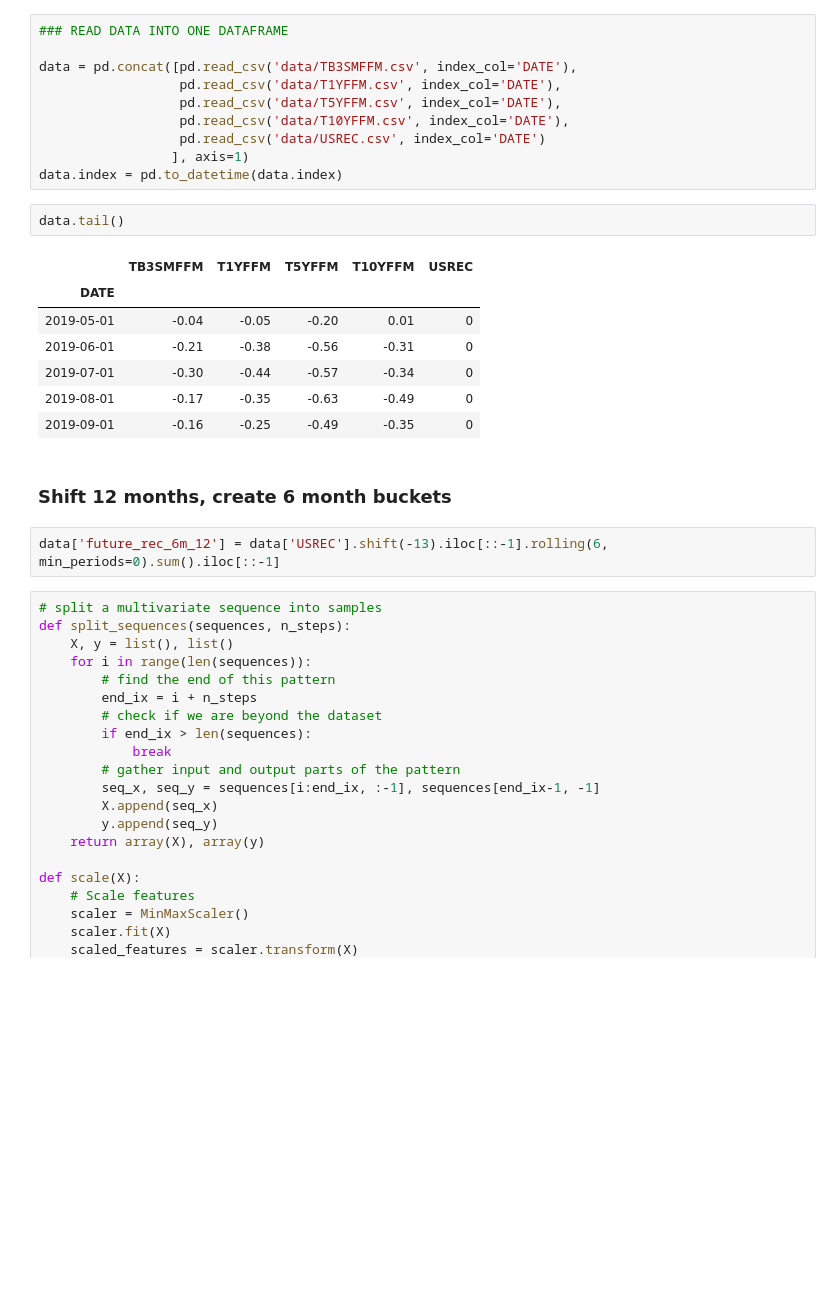
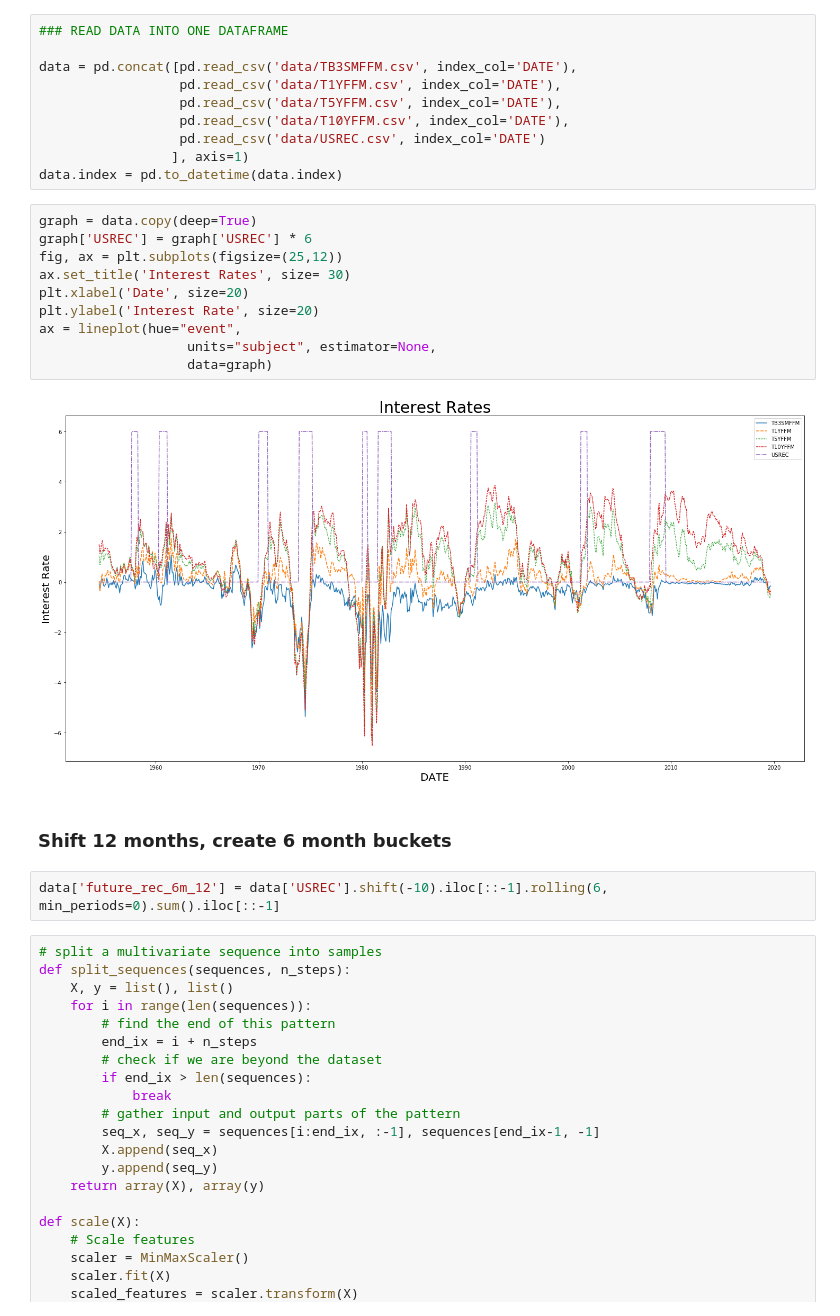
Before and after one commit to salimelawad/recession_predictor, a Jupyter notebook: recession_predictor_notebook.ipynb, the cells around one changed output. Saved outputs shown, nothing was run; the diff lists cells and outputs as text; blank space fills up the shorter version.

```diff
--- a/recession_predictor_notebook.ipynb
+++ b/recession_predictor_notebook.ipynb
@@ -40,20 +40,22 @@ data = pd.concat([pd.read_csv('data/TB3SMFFM.csv', index_col='DATE'),
                   pd.read_csv('data/USREC.csv', index_col='DATE')
                  ], axis=1)
 data.index = pd.to_datetime(data.index)
-# %%
-data.tail()
-# %% [output]
-|  | TB3SMFFM | T1YFFM | T5YFFM | T10YFFM | USREC |
-| DATE |  |  |  |  |  |
-| 2019-05-01 | -0.04 | -0.05 | -0.20 | 0.01 | 0 |
-| 2019-06-01 | -0.21 | -0.38 | -0.56 | -0.31 | 0 |
-| 2019-07-01 | -0.30 | -0.44 | -0.57 | -0.34 | 0 |
-| 2019-08-01 | -0.17 | -0.35 | -0.63 | -0.49 | 0 |
-| 2019-09-01 | -0.16 | -0.25 | -0.49 | -0.35 | 0 |
+# %%
+graph = data.copy(deep=True)
+graph['USREC'] = graph['USREC'] * 6
+fig, ax = plt.subplots(figsize=(25,12))
+ax.set_title('Interest Rates', size= 30)
+plt.xlabel('Date', size=20)
+plt.ylabel('Interest Rate', size=20)
+ax = lineplot(hue="event",
+                   units="subject", estimator=None,
+                   data=graph)
+# %% [output]
+[figure, added]
 # %% [markdown]
 ### Shift 12 months, create 6 month buckets
 # %%
-data['future_rec_6m_12'] = data['USREC'].shift(-13).iloc[::-1].rolling(6, min_periods=0).sum().iloc[::-1]
+data['future_rec_6m_12'] = data['USREC'].shift(-10).iloc[::-1].rolling(6, min_periods=0).sum().iloc[::-1]
 # %%
 # split a multivariate sequence into samples
 def split_sequences(sequences, n_steps):
```
Also changed, not shown: parts of 12 cells of this notebook, 1 other file.
